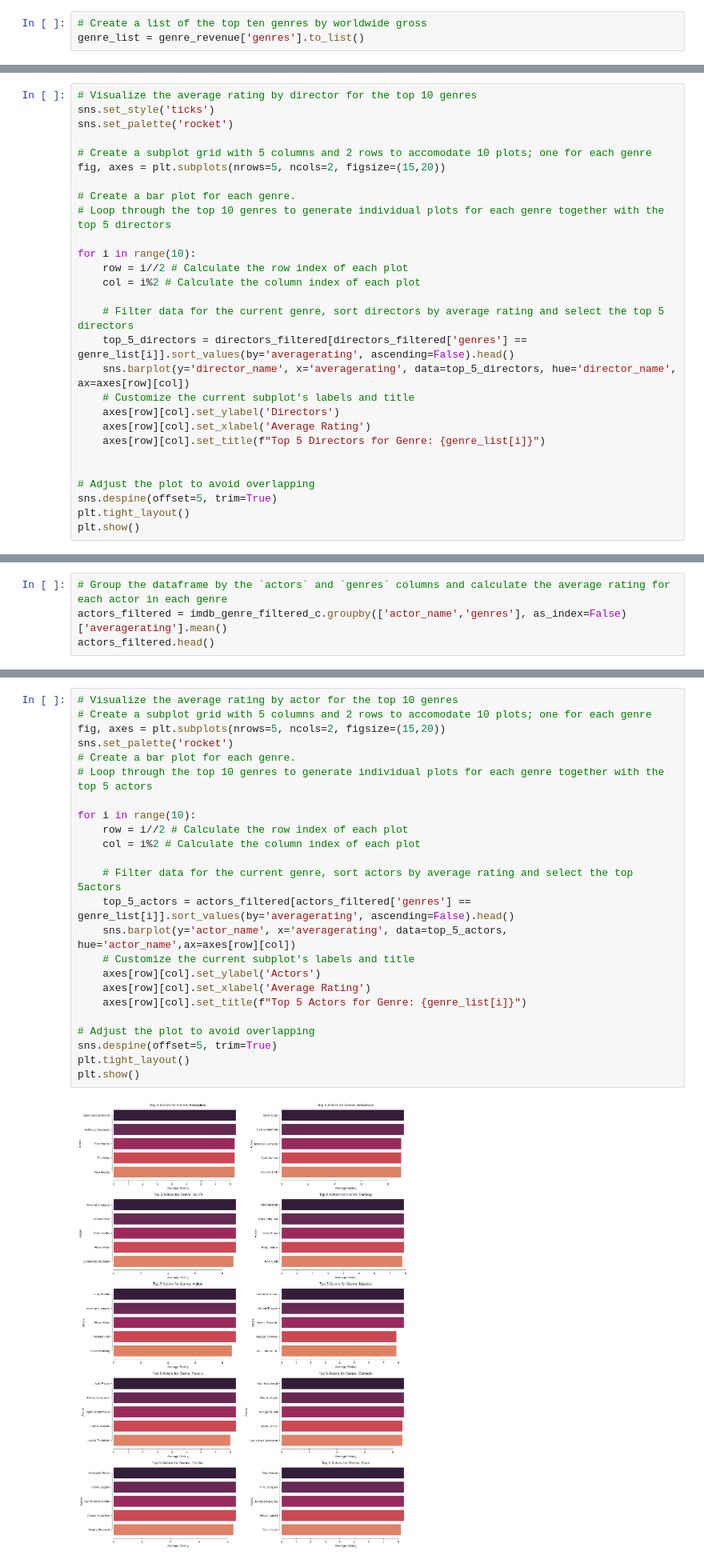
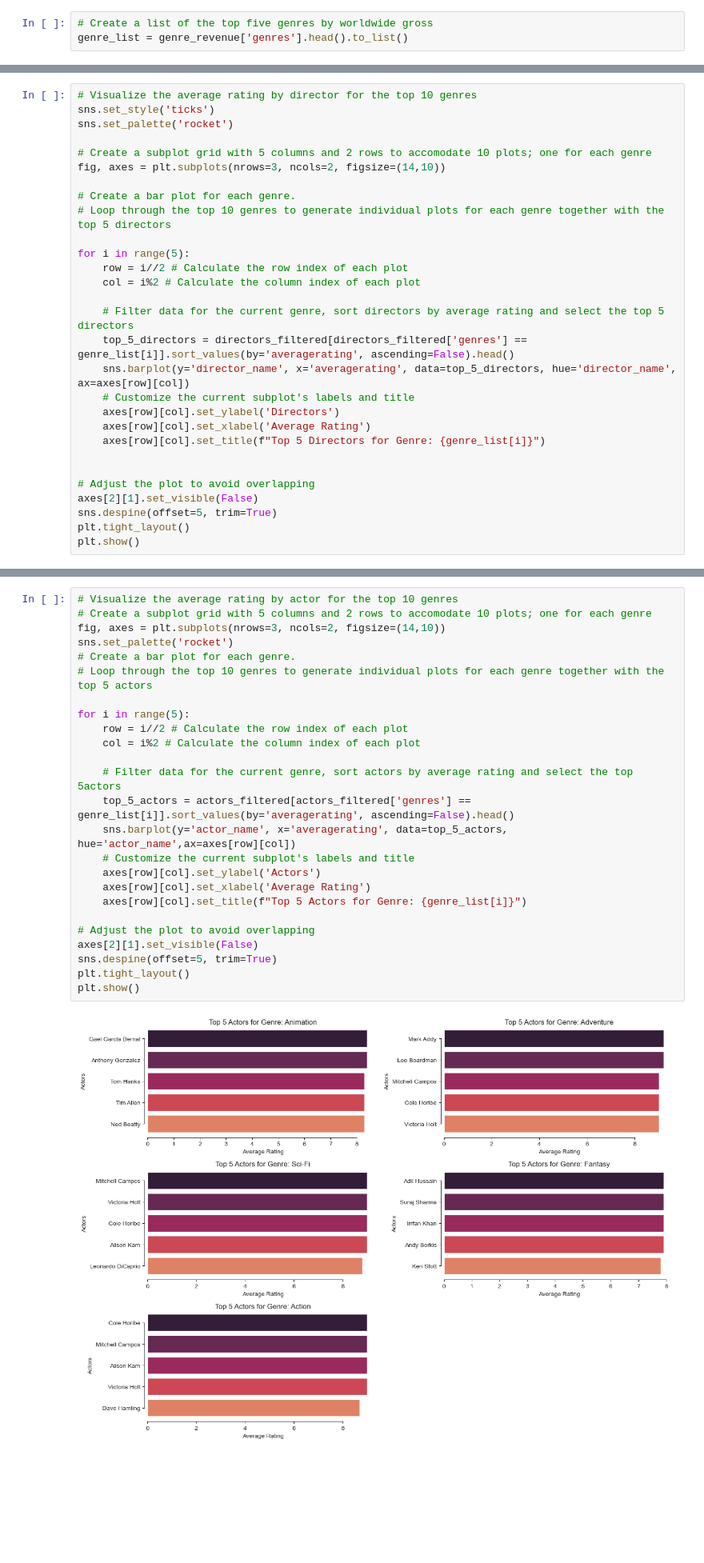
Before and after one commit to Calistus-design/MICROSOFT-MOVIE-STUDIO-INSIGHT, a Jupyter notebook: student.ipynb, the cells around one changed output, grey strips where cells are left out. Shown at 80% size. Drawn from its saved outputs; the diff is of its cells as text; blank space fills up the shorter version.

```diff
--- a/student.ipynb
+++ b/student.ipynb
@@ -787,8 +787,8 @@ plt.show()
 # %% [output]
 [figure]
 # %%
-# Create a list of the top ten genres by worldwide gross
-genre_list = genre_revenue['genres'].to_list()
+# Create a list of the top five genres by worldwide gross
+genre_list = genre_revenue['genres'].head().to_list()
 # %% [markdown]
 ### Hypothesis Test
 # %% [markdown]
@@ -880,12 +871,12 @@ sns.set_style('ticks')
 sns.set_palette('rocket')
 
 # Create a subplot grid with 5 columns and 2 rows to accomodate 10 plots; one for each genre
-fig, axes = plt.subplots(nrows=5, ncols=2, figsize=(15,20))
+fig, axes = plt.subplots(nrows=3, ncols=2, figsize=(14,10))
 
 # Create a bar plot for each genre.
 # Loop through the top 10 genres to generate individual plots for each genre together with the top 5 directors
 
-for i in range(10):
+for i in range(5):
     row = i//2 # Calculate the row index of each plot
     col = i%2 # Calculate the column index of each plot
 
@@ -899,6 +890,7 @@ for i in range(10):
 
 
 # Adjust the plot to avoid overlapping
+axes[2][1].set_visible(False)
 sns.despine(offset=5, trim=True)
 plt.tight_layout()
 plt.show()
@@ -942,7 +934,3 @@ imdb_genre_filtered_c.head()
 | 4 | tt0337692 | On the Road | Adventure | 6.1 | 25000000 | 9313302 | Walter Salles | ... |
 # %% [markdown]
 Step 3: Group the dataframe by the `actors` and `genres` columns and calculate the average rating for each actor in each genre. This will give us a list of actors and their average ratings in each genre.
-# %%
-# Group the dataframe by the `actors` and `genres` columns and calculate the average rating for each actor in each genre
-actors_filtered = imdb_genre_filtered_c.groupby(['actor_name','genres'], as_index=False)['averagerating'].mean()
-actors_filtered.head()
@@ -958,29 +939,30 @@ Step 4: Create a bar chart plot containing the top 5 actors in each genre in ter
 # %%
 # Visualize the average rating by actor for the top 10 genres
 # Create a subplot grid with 5 columns and 2 rows to accomodate 10 plots; one for each genre
-fig, axes = plt.subplots(nrows=5, ncols=2, figsize=(15,20))
+fig, axes = plt.subplots(nrows=3, ncols=2, figsize=(14,10))
 sns.set_palette('rocket')
 # Create a bar plot for each genre.
 # Loop through the top 10 genres to generate individual plots for each genre together with the top 5 actors
 
-for i in range(10):
+for i in range(5):
     row = i//2 # Calculate the row index of each plot
     col = i%2 # Calculate the column index of each plot
 
     # Filter data for the current genre, sort actors by average rating and select the top 5actors
     top_5_actors = actors_filtered[actors_filtered['genres'] == genre_list[i]].sort_values(by='averagerating', ascending=False).head()
     sns.barplot(y='actor_name', x='averagerating', data=top_5_actors, hue='actor_name',ax=axes[row][col])
     # Customize the current subplot's labels and title
     axes[row][col].set_ylabel('Actors')
     axes[row][col].set_xlabel('Average Rating')
     axes[row][col].set_title(f"Top 5 Actors for Genre: {genre_list[i]}")
 
 # Adjust the plot to avoid overlapping
+axes[2][1].set_visible(False)
 sns.despine(offset=5, trim=True)
 plt.tight_layout()
 plt.show()
 # %% [output]
-[figure, old version]
+[figure, new version]
 # %% [markdown]
 This visualization presents the average rating for each actor within their respective genres, making it easy to identify the top-performing actors for each genre.
 
```
Also changed, not shown: parts of 12 cells of this notebook.
